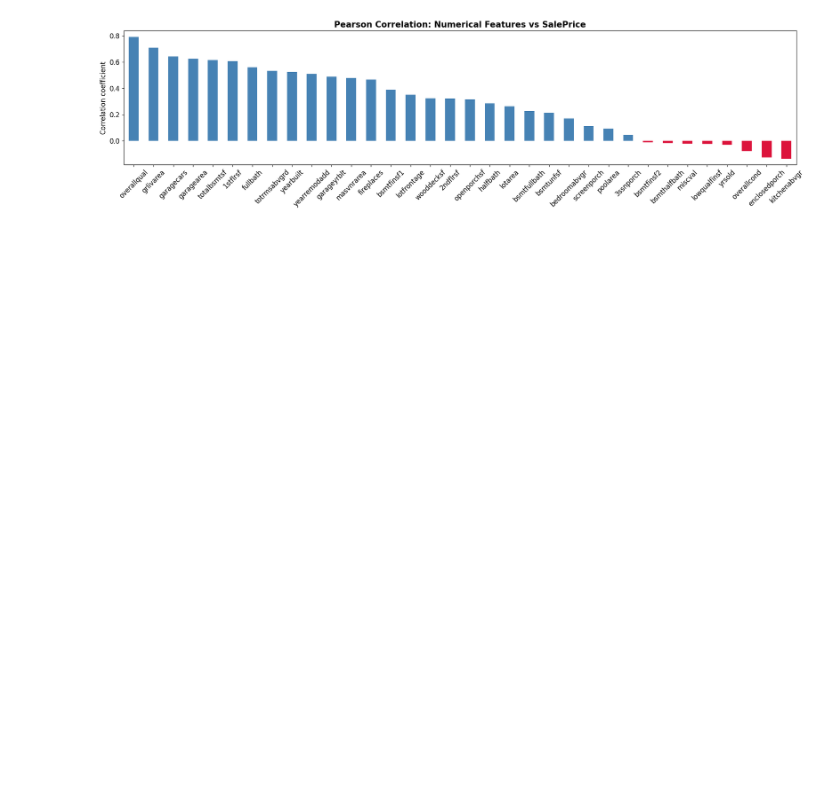
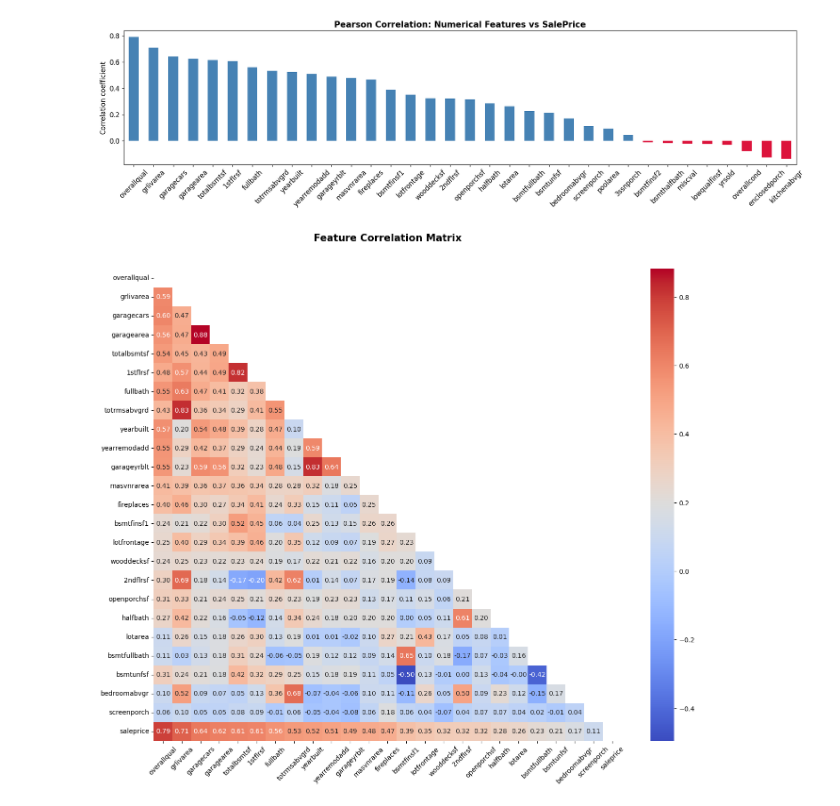
Before and after one commit to AsokTamang/houseprice_predictor, a Jupyter notebook: notebook/Untitled.ipynb, the cells around one changed output. Cells and saved outputs as stored; diff of their text form; code cells hidden in the pictures; blank space fills up the shorter version.

Commit message:
plot of correlation matrix

```diff
--- a/notebook/Untitled.ipynb
+++ b/notebook/Untitled.ipynb
@@ -6,6 +6,7 @@ import seaborn as sns
 from sklearn.feature_selection import VarianceThreshold
 import statsmodels.api as sm
 random_state = 45
+target = 'saleprice'
 # %% [markdown]
 **1---Data Inspection**
 # %%
@@ -452,8 +453,10 @@ plt.show()
 # %% [markdown]
 **7.3 Co-relation Bar chart and Heatmap**
 # %%
-corr = df[numerical + ['saleprice']].corr()['saleprice'].drop('saleprice')  #finding the correlation of all the numeric features with the target variable
+corr = df[numerical + [target]].corr()[target].drop(target)  #finding the correlation of all the numeric features with the target variable
 corr_sorted = corr.sort_values(ascending=False)
-display(corr_sorted)
 colors = ['crimson' if v<0 else 'steelblue' for v in corr_sorted]
+imp_num_features = corr_sorted[corr_sorted>abs(0.1)].index.tolist()
+print('---The important numerical features are:---\n')
+print(imp_num_features)
 # %% [output]
@@ -484,3 +473,13 @@ plt.tight_layout()
 plt.show()
 # %% [output]
 [figure]
+# %%
+imp_corr = df[imp_num_features + [target]].corr()
+plt.figure(figsize=(16,13))
+mask = np.triu(np.ones_like(imp_corr,dtype=bool)) #masking the upper traingle of the matrix, removing the duplicate correlation value
+sns.heatmap(imp_corr,mask=mask,cmap='coolwarm',annot=True,fmt='.2f')
+plt.title('Feature Correlation Matrix',fontweight='bold',fontsize = 15,y=1.05)
+plt.tick_params(axis='x',rotation=45)
+plt.show()
+# %% [output]
+[figure, added]
```
Also changed, not shown: parts of 1 cell of this notebook.
